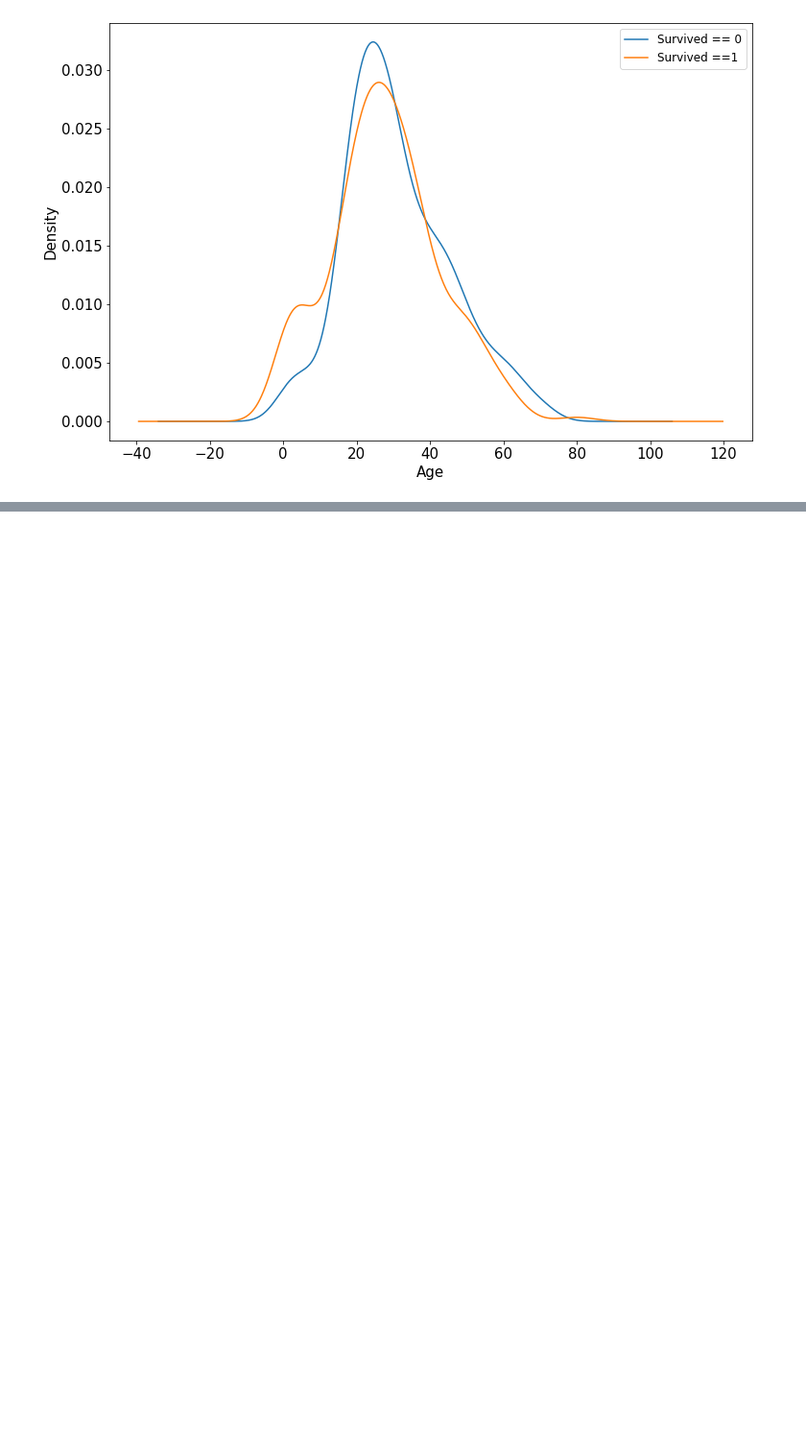
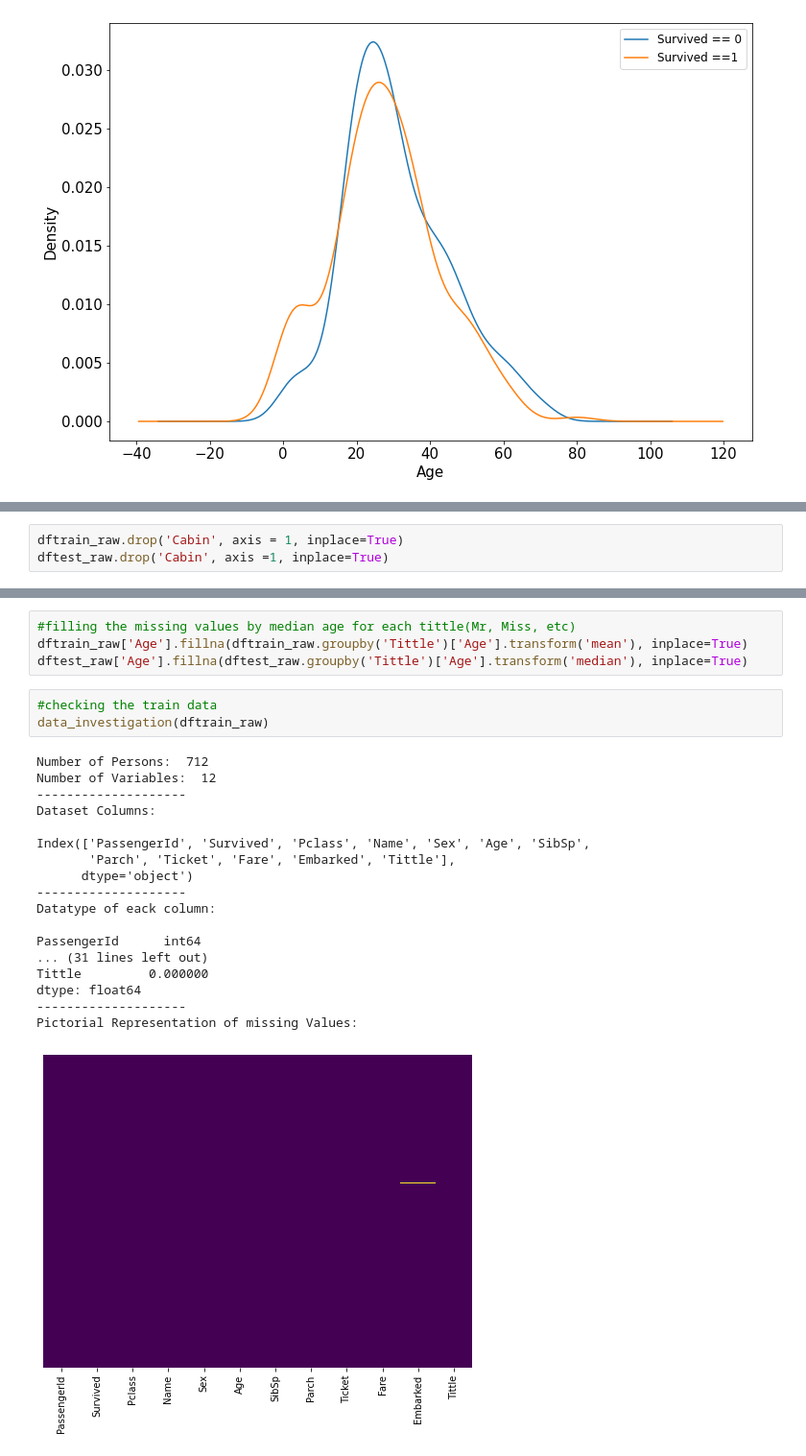
Before and after one commit to rohandawar/deeplearning_titanic, a Jupyter notebook: Learning_Tensorflow_1.ipynb, the cells around one changed output, grey strips where cells are left out. Shown at 96% size. Cells and saved outputs as stored; diff of their text form; blank space fills up the shorter version.

```diff
--- a/Learning_Tensorflow_1.ipynb
+++ b/Learning_Tensorflow_1.ipynb
@@ -155,0 +156,3 @@ ValueError: ignored
+# %%
+dftrain_raw.drop('Cabin', axis = 1, inplace=True)
+dftest_raw.drop('Cabin', axis =1, inplace=True)
@@ -155,0 +207,26 @@ ValueError: ignored
+# %%
+#filling the missing values by median age for each tittle(Mr, Miss, etc)
+dftrain_raw['Age'].fillna(dftrain_raw.groupby('Tittle')['Age'].transform('mean'), inplace=True)
+dftest_raw['Age'].fillna(dftest_raw.groupby('Tittle')['Age'].transform('median'), inplace=True)
+# %%
+#checking the train data
+data_investigation(dftrain_raw)
+# %% [output]
+Number of Persons:  712
+Number of Variables:  12
+--------------------
+Dataset Columns:
+
+Index(['PassengerId', 'Survived', 'Pclass', 'Name', 'Sex', 'Age', 'SibSp',
+       'Parch', 'Ticket', 'Fare', 'Embarked', 'Tittle'],
+      dtype='object')
+--------------------
+Datatype of eack column:
+
+PassengerId      int64
+... (31 lines left out)
+Tittle         0.000000
+dtype: float64
+--------------------
+Pictorial Representation of missing Values:
+[figure, added]
```
Also changed, not shown: parts of 21 cells of this notebook.
